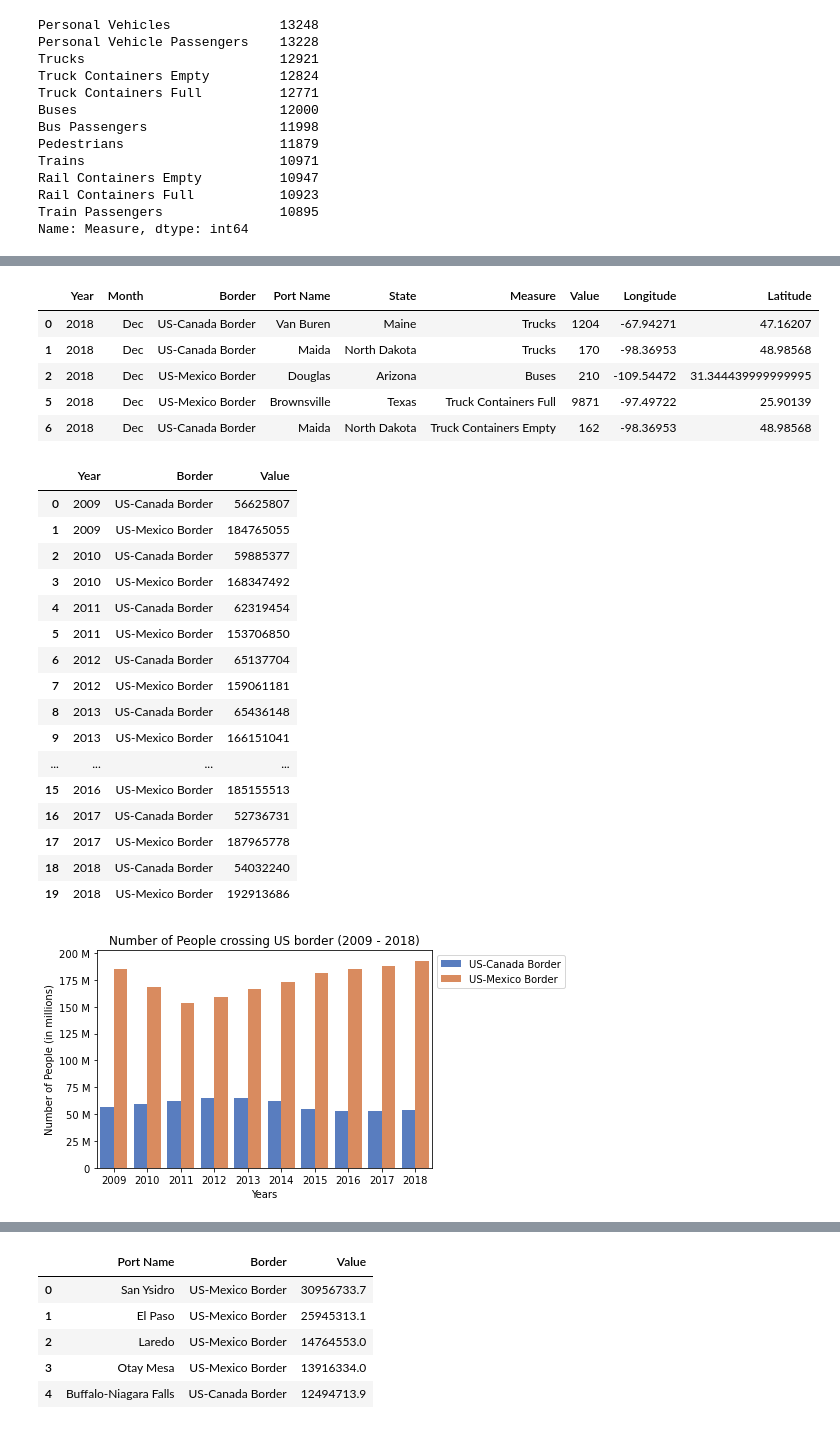
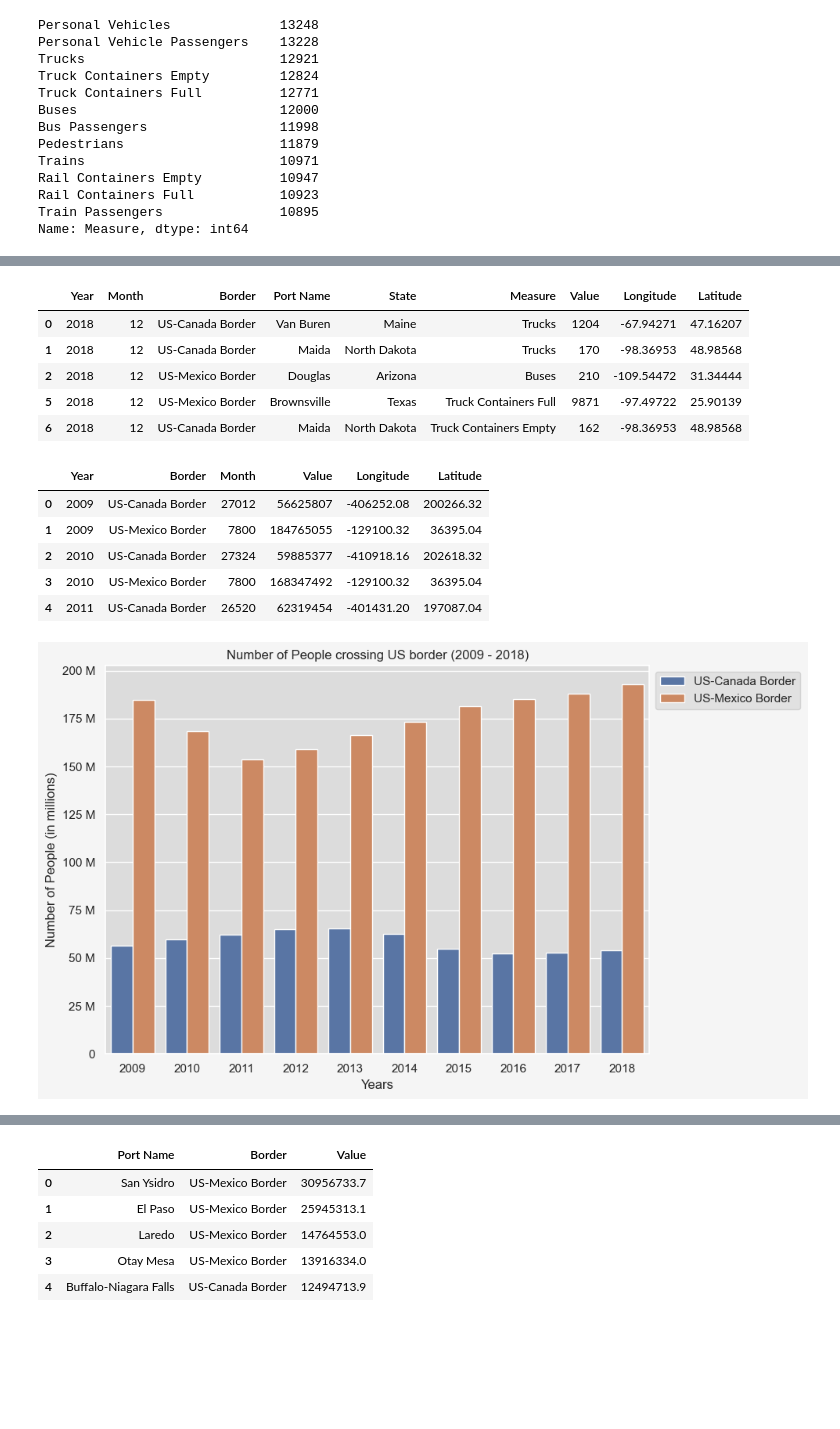
Before and after one commit to saraparveen26/Data-Visualization---US-Border-Crossing, a Jupyter notebook: border_crossing_lynn.ipynb, the cells around one changed output, grey strips where cells are left out. Saved outputs shown, nothing was run; the diff lists cells and outputs as text; code cells hidden in the pictures; blank space fills up the shorter version.

```diff
--- a/border_crossing_lynn.ipynb
+++ b/border_crossing_lynn.ipynb
@@ -4,16 +6,28 @@
 ## Data Cleaning
 # %%
 %matplotlib inline
+
 # Import dependencies
 import pandas as pd
 from datetime import datetime
 import matplotlib.pyplot as plt
 import matplotlib.ticker as ticker
 import numpy as np
+from scipy.stats import linregress
+
+
+import hvplot.pandas
+import requests
+import json
+from pprint import pprint
+
+# Import API key
+from api_key import geoapify_key
 
 # Import dependency and set theme for visualizations
 import seaborn as sns
-sns.set_palette("muted")
+color_theme = sns.set_palette("muted")
+sns.set(rc={'axes.facecolor': 'gainsboro', 'figure.facecolor':'whitesmoke'})
 
 # Turn off warning messages
 import warnings
@@ -121,3 +135,6 @@ reduced_df.head()
 | 2 | Otay Mesa | California | US-Mexico Border | 2019-03-01 | Trucks | 81217 | POINT (-117.05333 32.57333) | 2019 | 3 | 1 | POINT | ... |
 | 3 | Nogales | Arizona | US-Mexico Border | 2019-03-01 | Trains | 62 | POINT (-110.93361 31.340279999999... | 2019 | 3 | 1 | POINT | ... |
 | 4 | Trout River | New York | US-Canada Border | 2019-03-01 | Personal Vehicle Passengers | 16377 | POINT (-73.44253 44.990010000000005) | 2019 | 3 | 1 | POINT | ... |
+# %%
+# Convert the columns Latitude and Longitude to float type to help with graphing
+reduced_df[["Latitude", "Longitude"]] = reduced_df[["Latitude", "Longitude"]].apply(pd.to_numeric)
@@ -160,7 +187,0 @@ years_df
-# %%
-# Convert the data in "Month" column to display the first three character of the month
-years_df['Month'] = years_df['Month'].replace([1, 2, 3, 4, 5, 6, 7, 8, 9, 10, 11, 12],
-                                              ['Jan', 'Feb', 'Mar', 'Apr', 'May', 'Jun', 'Jul', 'Aug', 'Sep', 'Oct', 'Nov', 'Dec'])
-
-# Display the converted dataset
-years_df.head()
@@ -234,6 +303,5 @@ people_df.head()
 # %%
-# Filter the dataset to only vehicle traffic
-
+# Filter the dataset to retrieve only Vehicle traffic data
 vehicles_df = final_df.loc[(final_df["Measure"] == 'Personal Vehicles') |
                          (final_df["Measure"] == 'Trucks') |
                          (final_df["Measure"] == 'Truck Containers Empty') |
@@ -247,32 +315,21 @@ vehicles_df = final_df.loc[(final_df["Measure"] == 'Personal Vehicles') |
 vehicles_df.head()
 # %% [output]
 |  | Year | Month | Border | Port Name | State | Measure | Value | Longitude | Latitude |
-| 0 | 2018 | Dec | US-Canada Border | Van Buren | Maine | Trucks | 1204 | -67.94271 | 47.16207 |
-| 1 | 2018 | Dec | US-Canada Border | Maida | North Dakota | Trucks | 170 | -98.36953 | 48.98568 |
-| 2 | 2018 | Dec | US-Mexico Border | Douglas | Arizona | Buses | 210 | -109.54472 | 31.344439999999995 |
-| 5 | 2018 | Dec | US-Mexico Border | Brownsville | Texas | Truck Containers Full | 9871 | -97.49722 | 25.90139 |
-| 6 | 2018 | Dec | US-Canada Border | Maida | North Dakota | Truck Containers Empty | 162 | -98.36953 | 48.98568 |
+| 0 | 2018 | 12 | US-Canada Border | Van Buren | Maine | Trucks | 1204 | -67.94271 | 47.16207 |
+| 1 | 2018 | 12 | US-Canada Border | Maida | North Dakota | Trucks | 170 | -98.36953 | 48.98568 |
+| 2 | 2018 | 12 | US-Mexico Border | Douglas | Arizona | Buses | 210 | -109.54472 | 31.34444 |
+| 5 | 2018 | 12 | US-Mexico Border | Brownsville | Texas | Truck Containers Full | 9871 | -97.49722 | 25.90139 |
+| 6 | 2018 | 12 | US-Canada Border | Maida | North Dakota | Truck Containers Empty | 162 | -98.36953 | 48.98568 |
 # %%
 # Groupby data for the columns needed for the chart
 people_data = people_df.groupby(["Year", "Border"]).sum().reset_index()
 
 # Display the data
-people_data
+people_data.head()
 # %% [output]
-|  | Year | Border | Value |
-| 0 | 2009 | US-Canada Border | 56625807 |
-| 1 | 2009 | US-Mexico Border | 184765055 |
-| 2 | 2010 | US-Canada Border | 59885377 |
-| 3 | 2010 | US-Mexico Border | 168347492 |
-| 4 | 2011 | US-Canada Border | 62319454 |
-| 5 | 2011 | US-Mexico Border | 153706850 |
-| 6 | 2012 | US-Canada Border | 65137704 |
-| 7 | 2012 | US-Mexico Border | 159061181 |
-| 8 | 2013 | US-Canada Border | 65436148 |
-| 9 | 2013 | US-Mexico Border | 166151041 |
-| ... | ... | ... | ... |
-| 15 | 2016 | US-Mexico Border | 185155513 |
-| 16 | 2017 | US-Canada Border | 52736731 |
-| 17 | 2017 | US-Mexico Border | 187965778 |
-| 18 | 2018 | US-Canada Border | 54032240 |
-| 19 | 2018 | US-Mexico Border | 192913686 |
+|  | Year | Border | Month | Value | Longitude | Latitude |
+| 0 | 2009 | US-Canada Border | 27012 | 56625807 | -406252.08 | 200266.32 |
+| 1 | 2009 | US-Mexico Border | 7800 | 184765055 | -129100.32 | 36395.04 |
+| 2 | 2010 | US-Canada Border | 27324 | 59885377 | -410918.16 | 202618.32 |
+| 3 | 2010 | US-Mexico Border | 7800 | 168347492 | -129100.32 | 36395.04 |
+| 4 | 2011 | US-Canada Border | 26520 | 62319454 | -401431.20 | 197087.04 |
@@ -312,29 +336,29 @@ people_data
 # %%
-# Create a chart to compare number of people crossing US border between Canada and Mexico
+# Create a chart to compare number of People crossing US border between Canada and Mexico
 
 # Get the data to plot the chart
-Fig1 = sns.barplot(data=people_data, x="Year", y="Value", hue="Border")
+Fig1 = sns.barplot(data=people_data, x="Year", y="Value", hue="Border", palette=color_theme)
 
-# Format y-axis values to display in a reasonable format
+# Format y-axis values to display values in a better format
 Fig1.yaxis.set_major_formatter(ticker.EngFormatter())
-
-# Fig1.bar_label(Fig1.containers[0])
 
 # Set chart title and axis labels
 Fig1.set_xlabel("Years")
 Fig1.set_ylabel("Number of People (in millions)")
 Fig1.set_title("Number of People crossing US border (2009 - 2018)")
 
-# Set legend details
+# Set legend details and figure parameters
 plt.legend(bbox_to_anchor=(1, 1), loc='upper left')
+plt.rcParams['figure.figsize']=8,5
+plt.rcParams["figure.autolayout"] = True
 
 # Save the figure
-plt.savefig("Images/Fig1.png")
+# plt.savefig("Images/Fig1.png")
 
 # Show the chart
 plt.show()
 # %% [output]
-[figure, old version]
+[figure, new version]
 # %%
 # Groupby data for the columns needed for the chart
 vehicle_data = vehicles_df.groupby(["Year", "Border"]).sum().reset_index()
```
Also changed, not shown: parts of 144 cells of this notebook, 2 other files.
